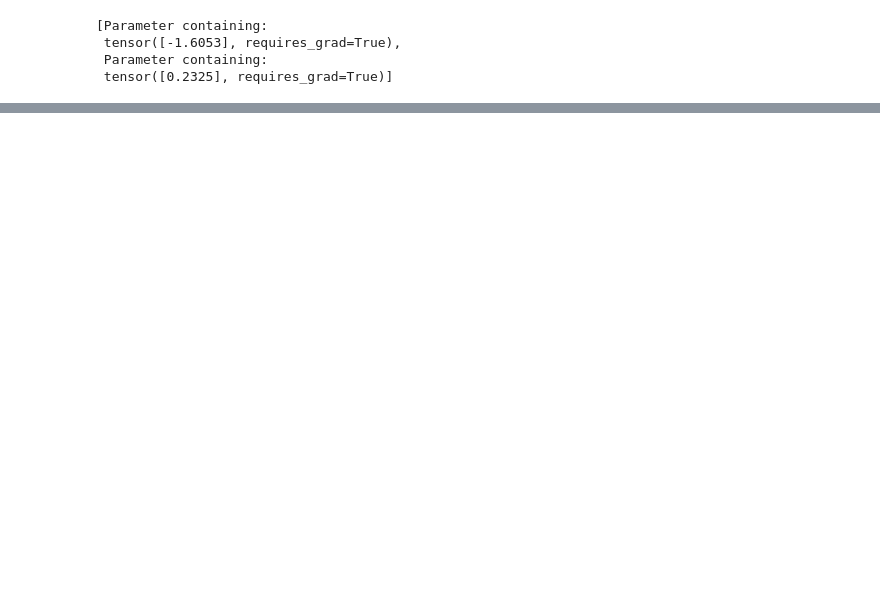
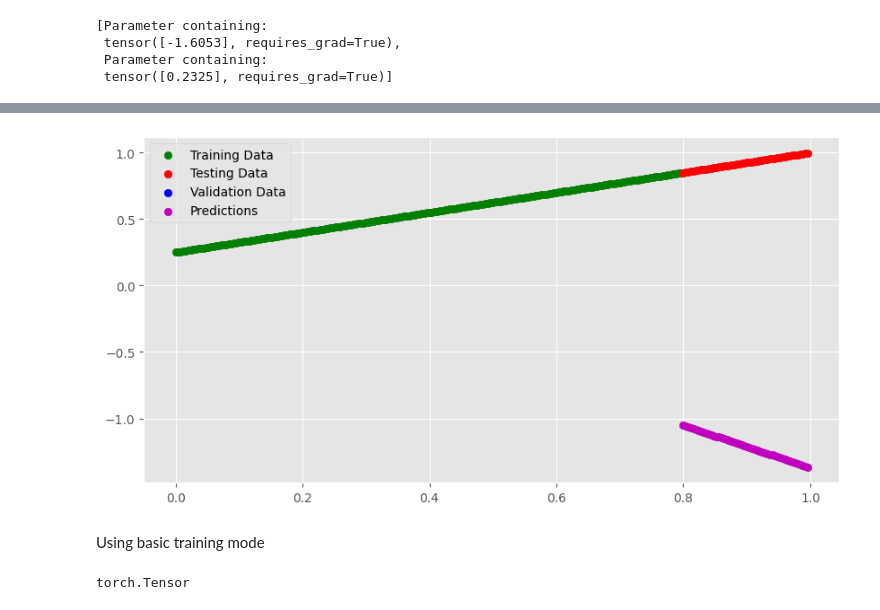
Before and after one commit to RahulJana/deep-learning-101, a Jupyter notebook: pytorch/basics.ipynb, the cells around one changed output, grey strips where cells are left out. Saved outputs shown, nothing was run; the diff lists cells and outputs as text; code cells hidden in the pictures; blank space fills up the shorter version.

```diff
--- a/pytorch/basics.ipynb
+++ b/pytorch/basics.ipynb
@@ -153,7 +161,7 @@ class LinearRegressionModel(nn.Module):  # Wea re creating a subclass from  nn.m
 
         # Initializing the model parameters: Weights and Bias
         '''
-        requires_grad=True; means PyTorch will track the gradients of the specific params for use with torch.autograd
+        requires_grad=True; means PyTorch will track the gradients of the specific params for use with torch.autograd, Although it is true by default
 
         '''
         self.weights = nn.Parameter(torch.randn(1,
@@ -164,16 +172,13 @@ class LinearRegressionModel(nn.Module):  # Wea re creating a subclass from  nn.m
                                              requires_grad=True,
                                              dtype = torch.float))
 
+
     # Forward Pass, Here we are overwriting the forward method, given by default from nn.module
-    # def forward(self,
-    #             x: torch.Tensor) -> torch.Tensor:
-    #     return self.weights * x + self.bias  # The Linear regression Formula
-
-    def forward_lin_reg(self,
-                        x: torch.Tensor) -> torch.Tensor:
-        return self.weights * x + self.bias
+    def forward(self,
+                x: torch.Tensor) -> torch.Tensor:
+        return self.weights * x + self.bias  # Formula for linear regression
 # %%
 set_seed()
-lin_reg_0 = LinearRegressionModel()
+lin_reg = LinearRegressionModel()
 # %% [output]
 Random seed set as 4
@@ -190,0 +198,3 @@ list(lin_reg_0.parameters())
+# %%
+with torch.inference_mode():
+    y_preds = lin_reg(X_test)
@@ -190,0 +221,10 @@ list(lin_reg_0.parameters())
+# %%
+plot_dataset(train_data=X_train,
+             train_label=y_train,
+             test_data=X_test,
+             test_label=y_test,
+             predictions=y_preds)
+# %% [output]
+[figure, added]
+# %% [markdown]
+Using basic training mode
@@ -190,0 +233,4 @@ list(lin_reg_0.parameters())
+# %%
+type(y_pred_tr)
+# %% [output]
+torch.Tensor
```
Also changed, not shown: parts of 23 cells of this notebook.
